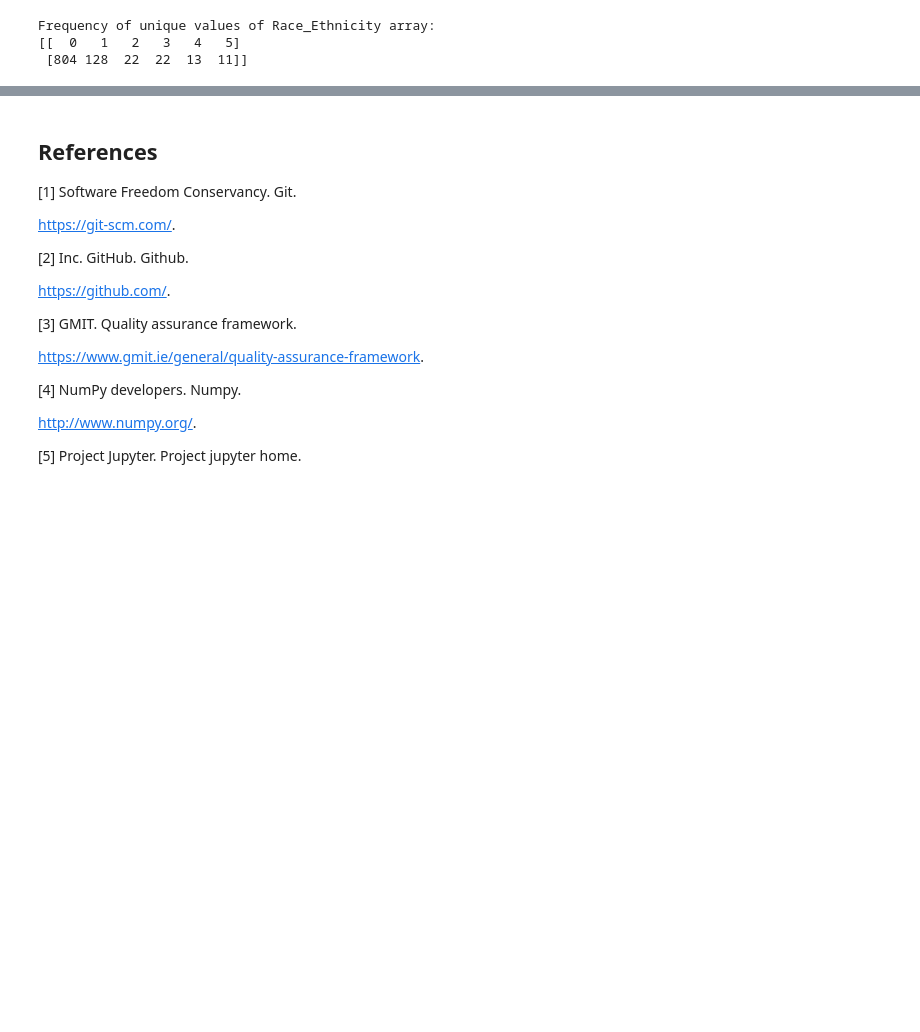
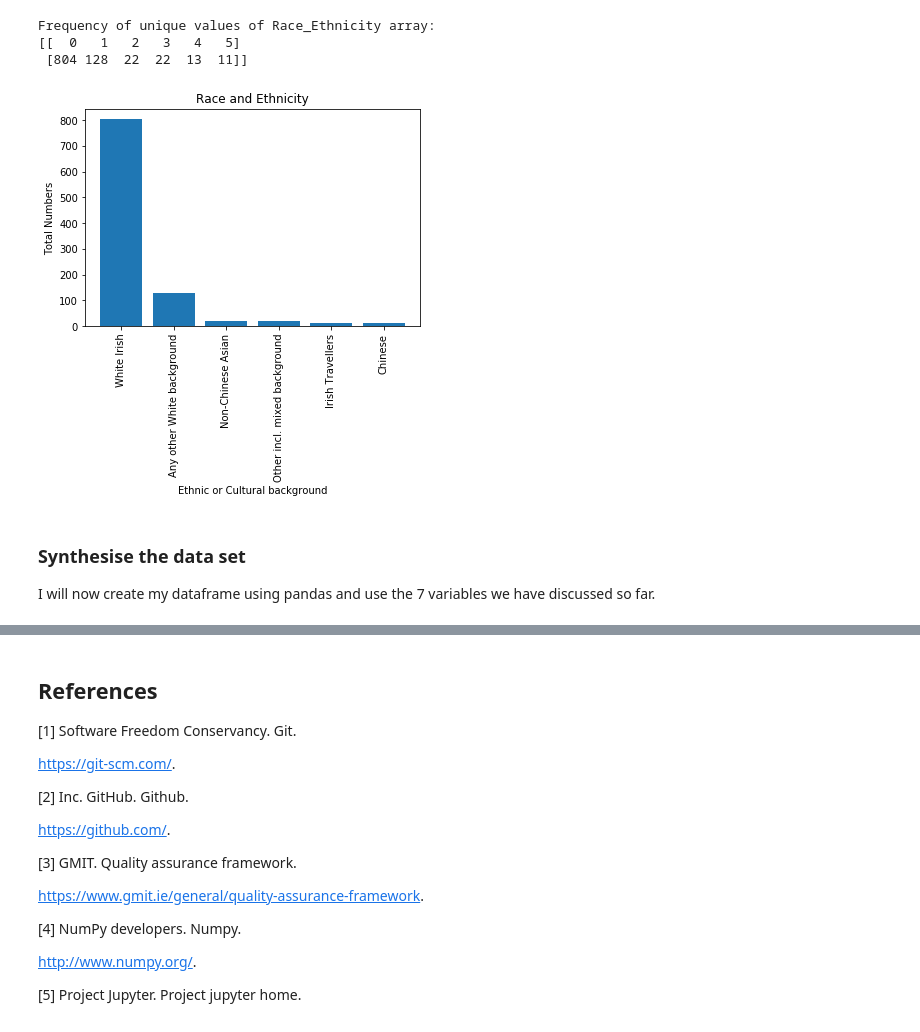
Before and after one commit to HenkT28/Programming_For_Data_Analysis_Project, a Jupyter notebook: Programming_For_Data_Analysis_Project.ipynb, the cells around one changed output, grey strips where cells are left out. Drawn from its saved outputs; the diff is of its cells as text; code cells hidden in the pictures; blank space fills up the shorter version.

```diff
--- a/Programming_For_Data_Analysis_Project.ipynb
+++ b/Programming_For_Data_Analysis_Project.ipynb
@@ -853,3 +853,30 @@ print(np.asarray((unique_elements, counts_elements)))
 Frequency of unique values of Race_Ethnicity array:
 [[  0   1   2   3   4   5]
  [804 128  22  22  13  11]]
+# %%
+# Create Race_Ethnicity list - 6 groups
+# Barchart with vertical labels in python/matplotlib [52] - plt.xticks(rotation='vertical') or plt.xticks(rotation=90)
+number_race = [804, 128, 22, 22, 13, 11]
+
+# Order of operations
+barchart_race = ('White Irish', 'Any other White background', 'Non-Chinese Asian', 'Other incl. mixed background', 'Irish Travellers', 'Chinese')
+
+# Create bar names
+y_pos = np.arange(len(barchart_race))
+plt.bar(y_pos, number_race)
+
+# Create names on the x-axis
+plt.xticks(y_pos, barchart_race, rotation='vertical')
+plt.xlabel('Ethnic or Cultural background', fontweight='normal', color = 'black')
+
+# Create names on the y-axis
+plt.ylabel("Total Numbers")
+plt.title("Race and Ethnicity")
+
+plt.show()
+# %% [output]
+[figure, added]
+# %% [markdown]
+### Synthesise the data set
+
+I will now create my dataframe using pandas and use the 7 variables we have discussed so far.
```
Also changed, not shown: parts of 19 cells of this notebook.
